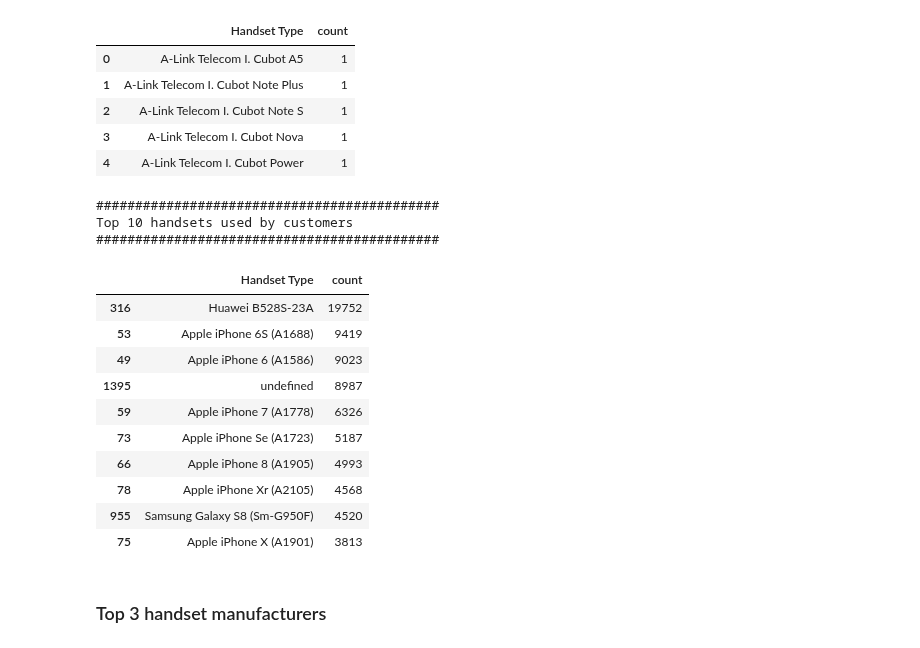
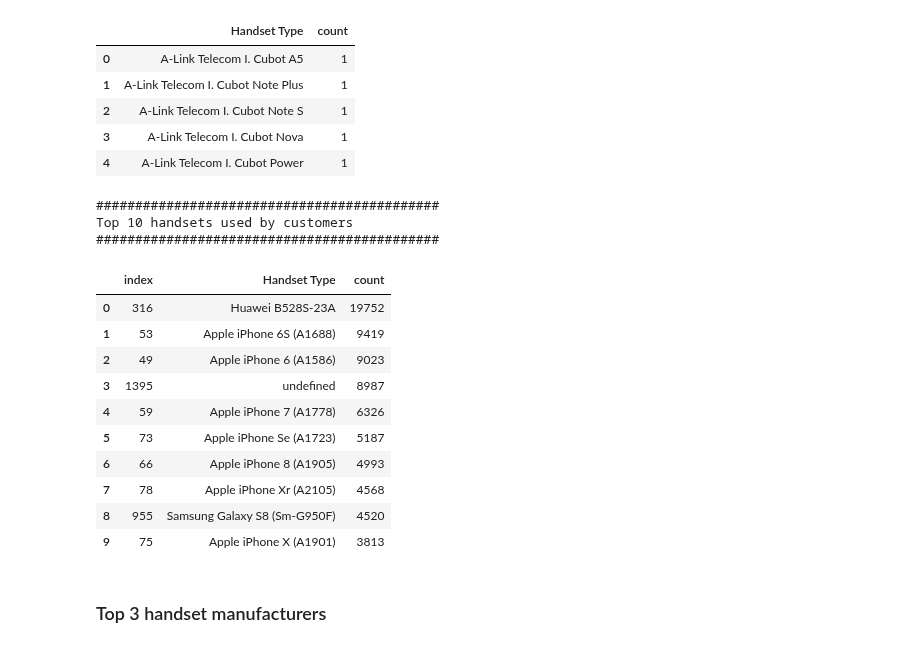
Before and after one commit to Abel-Blue/telecom-user-analytics, a Jupyter notebook: notebooks/data_preProcessing.ipynb, the cells around one changed output. Saved outputs shown, nothing was run; the diff lists cells and outputs as text; code cells hidden in the pictures.

Commit message:
reset index for new df

```diff
--- a/notebooks/data_preProcessing.ipynb
+++ b/notebooks/data_preProcessing.ipynb
@@ -105,25 +105,26 @@ topHandsetType.head()
 | 4 | A-Link Telecom I. Cubot Power | 1 |
 # %%
 topHandsetType = topHandsetType.nlargest(10, 'count')
+topHandsetType = topHandsetType.reset_index()
 print('############################################')
 print('Top 10 handsets used by customers')
 print('############################################')
 topHandsetType
 # %% [output]
 ############################################
 Top 10 handsets used by customers
 ############################################
-|  | Handset Type | count |
-| 316 | Huawei B528S-23A | 19752 |
-| 53 | Apple iPhone 6S (A1688) | 9419 |
-| 49 | Apple iPhone 6 (A1586) | 9023 |
-| 1395 | undefined | 8987 |
-| 59 | Apple iPhone 7 (A1778) | 6326 |
-| 73 | Apple iPhone Se (A1723) | 5187 |
-| 66 | Apple iPhone 8 (A1905) | 4993 |
-| 78 | Apple iPhone Xr (A2105) | 4568 |
-| 955 | Samsung Galaxy S8 (Sm-G950F) | 4520 |
-| 75 | Apple iPhone X (A1901) | 3813 |
+|  | index | Handset Type | count |
+| 0 | 316 | Huawei B528S-23A | 19752 |
+| 1 | 53 | Apple iPhone 6S (A1688) | 9419 |
+| 2 | 49 | Apple iPhone 6 (A1586) | 9023 |
+| 3 | 1395 | undefined | 8987 |
+| 4 | 59 | Apple iPhone 7 (A1778) | 6326 |
+| 5 | 73 | Apple iPhone Se (A1723) | 5187 |
+| 6 | 66 | Apple iPhone 8 (A1905) | 4993 |
+| 7 | 78 | Apple iPhone Xr (A2105) | 4568 |
+| 8 | 955 | Samsung Galaxy S8 (Sm-G950F) | 4520 |
+| 9 | 75 | Apple iPhone X (A1901) | 3813 |
 # %% [markdown]
 ### Top 3 handset manufacturers
 # %%
```
Also changed, not shown: parts of 1 cell of this notebook.
